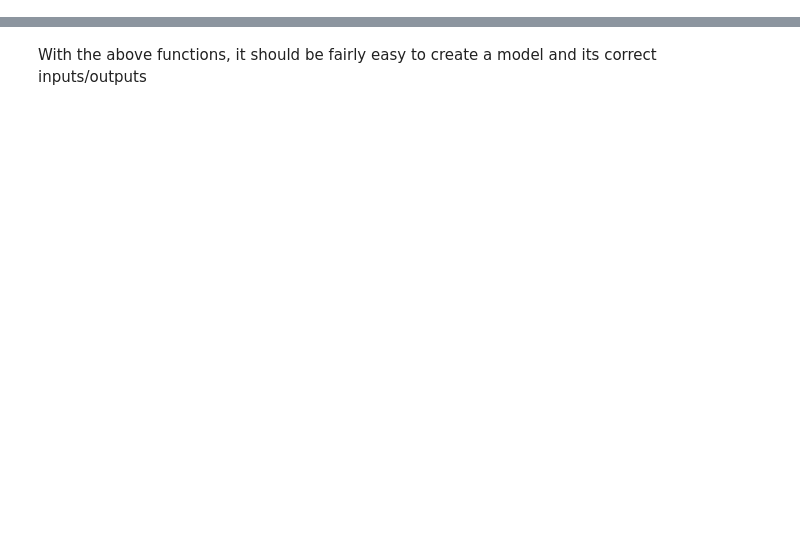
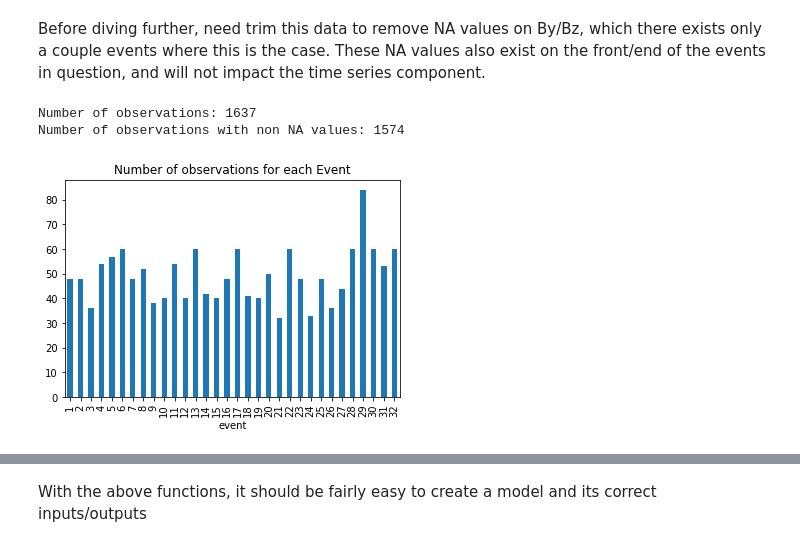
Before and after one commit to willemmirkovich/AGU-2021, a Jupyter notebook: AGU 2021.ipynb, the cells around one changed output, grey strips where cells are left out. Drawn from its saved outputs; the diff is of its cells as text; code cells hidden in the pictures; blank space fills up the shorter version.

```diff
--- a/AGU 2021.ipynb
+++ b/AGU 2021.ipynb
@@ -356,0 +94,14 @@ def window_X(data, time_steps=0):
+# %% [markdown]
+Before diving further, need trim this data to remove NA values on By/Bz, which there exists only a couple events where this is the case. These NA values also exist on the front/end of the events in question, and will not impact the time series component.
+# %%
+df_test = df[df['By'].notna()]
+df_test = df_test[df_test['Bz'].notna()]
+print('Number of observations: %s' % len(df))
+print('Number of observations with non NA values: %s' % len(df_test))
+ax = df_test.groupby('event').size().plot.bar(y='event')
+ax.set_title('Number of observations for each Event')
+df = df_test
+# %% [output]
+Number of observations: 1637
+Number of observations with non NA values: 1574
+[figure, added]
```
Also changed, not shown: parts of 74 cells of this notebook, 3 other files.
